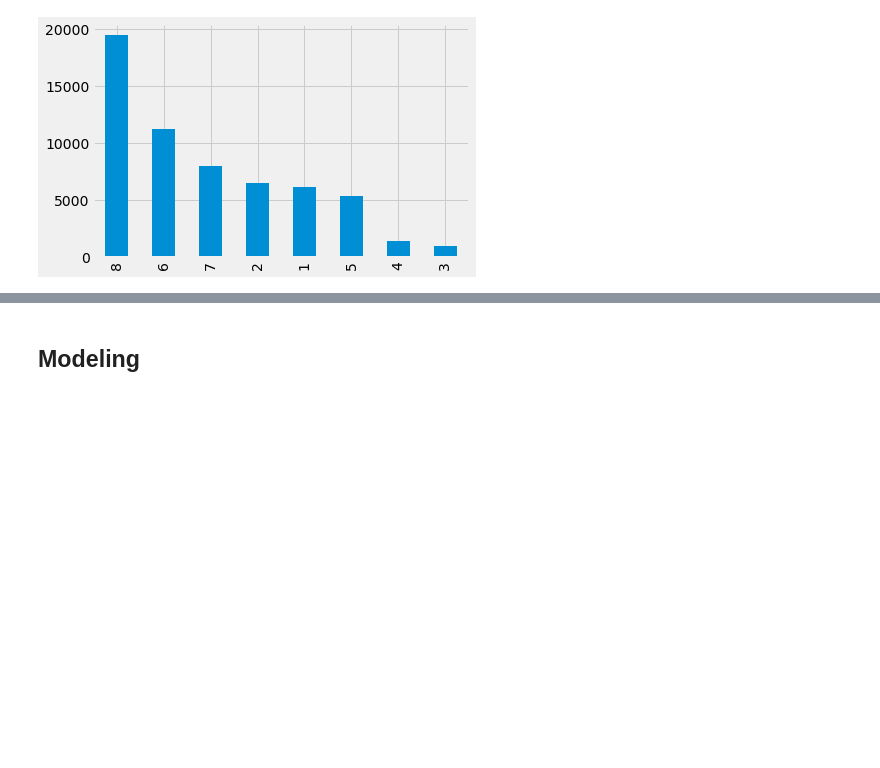
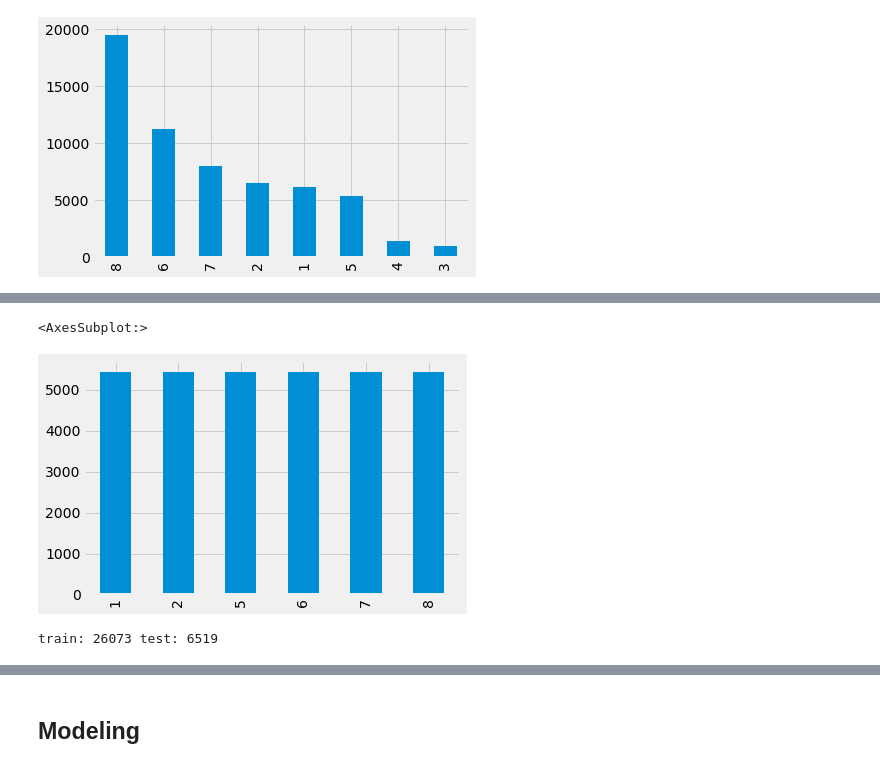
Before and after one commit to ibrahim-Sobh/ai-project-methodology, a Jupyter notebook: notebooks/modeling/EDA_and_Modeling.ipynb, the cells around one changed output, grey strips where cells are left out. Saved outputs shown, nothing was run; the diff lists cells and outputs as text; code cells hidden in the pictures; blank space fills up the shorter version.

```diff
--- a/notebooks/modeling/EDA_and_Modeling.ipynb
+++ b/notebooks/modeling/EDA_and_Modeling.ipynb
@@ -609,3 +615,25 @@ train_encoded.Response.value_counts().plot(kind='bar')
+# %%
+def downsample(df:pd.DataFrame, label_col_name:str) -> pd.DataFrame:
+    # find the number of observations in the smallest group
+    nmin = df[label_col_name].value_counts().min()
+    return (df
+            # split the dataframe per group
+            .groupby(label_col_name)
+            # sample nmin observations from each group
+            .apply(lambda x: x.sample(nmin))
+            # recombine the dataframes
+            .reset_index(drop=True)
+            )
+
+train_balanced =downsample(train_imbalanced, "Response")
+train_balanced.Response.value_counts().plot(kind='bar')
+# %% [output]
+<AxesSubplot:>
+[figure, added]
+# %%
+X_train, X_test,y_train, y_test = data_split_test_train_validation(train_balanced, test_size=0.2)
+# %% [output]
+train: 26073 test: 6519
 # %%
 from sklearn.ensemble import RandomForestClassifier
 
```
Also changed, not shown: parts of 13 cells of this notebook, 8 other files.
